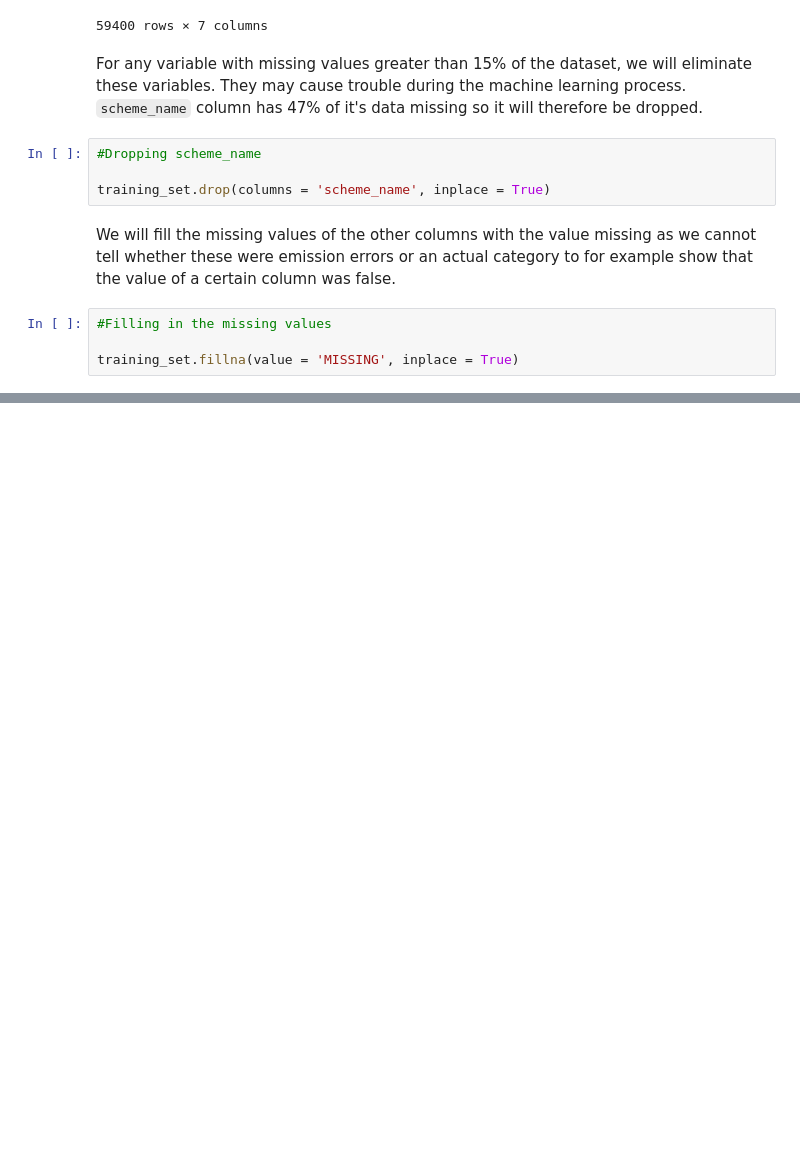
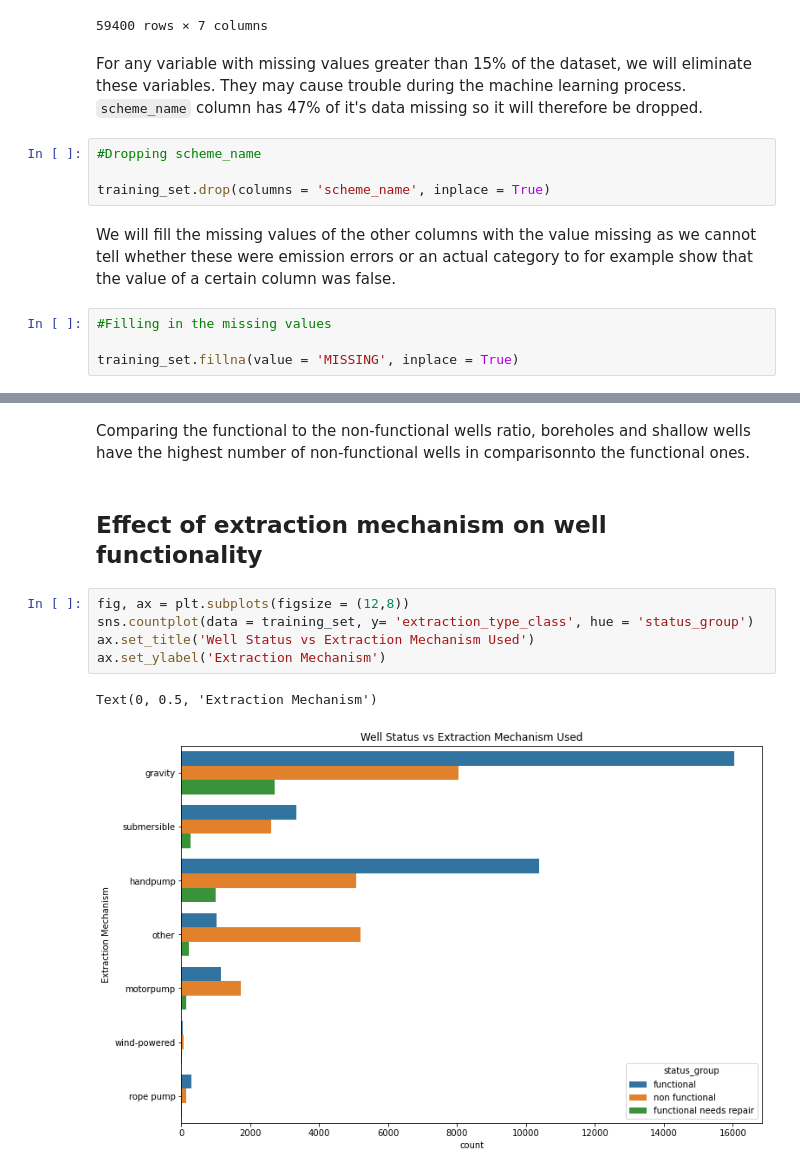
Before and after one commit to OswaldCc/Tanzania-Water-Pump-Status-Prediction, a Jupyter notebook: Tanzania Water Pump Status.ipynb, the cells around one changed output, grey strips where cells are left out. Cells and saved outputs as stored; diff of their text form; blank space fills up the shorter version.

```diff
--- a/Tanzania Water Pump Status.ipynb
+++ b/Tanzania Water Pump Status.ipynb
@@ -188,0 +633,12 @@ training_set.fillna(value = 'MISSING', inplace = True)
+# %% [markdown]
+Comparing the functional to the non-functional wells ratio, boreholes and shallow wells have the highest number of non-functional wells in comparisonnto the functional ones.
+# %% [markdown]
+## Effect of extraction mechanism on well functionality
+# %%
+fig, ax = plt.subplots(figsize = (12,8))
+sns.countplot(data = training_set, y= 'extraction_type_class', hue = 'status_group')
+ax.set_title('Well Status vs Extraction Mechanism Used')
+ax.set_ylabel('Extraction Mechanism')
+# %% [output]
+Text(0, 0.5, 'Extraction Mechanism')
+[figure, added]
```
Also changed, not shown: parts of 69 cells of this notebook.
